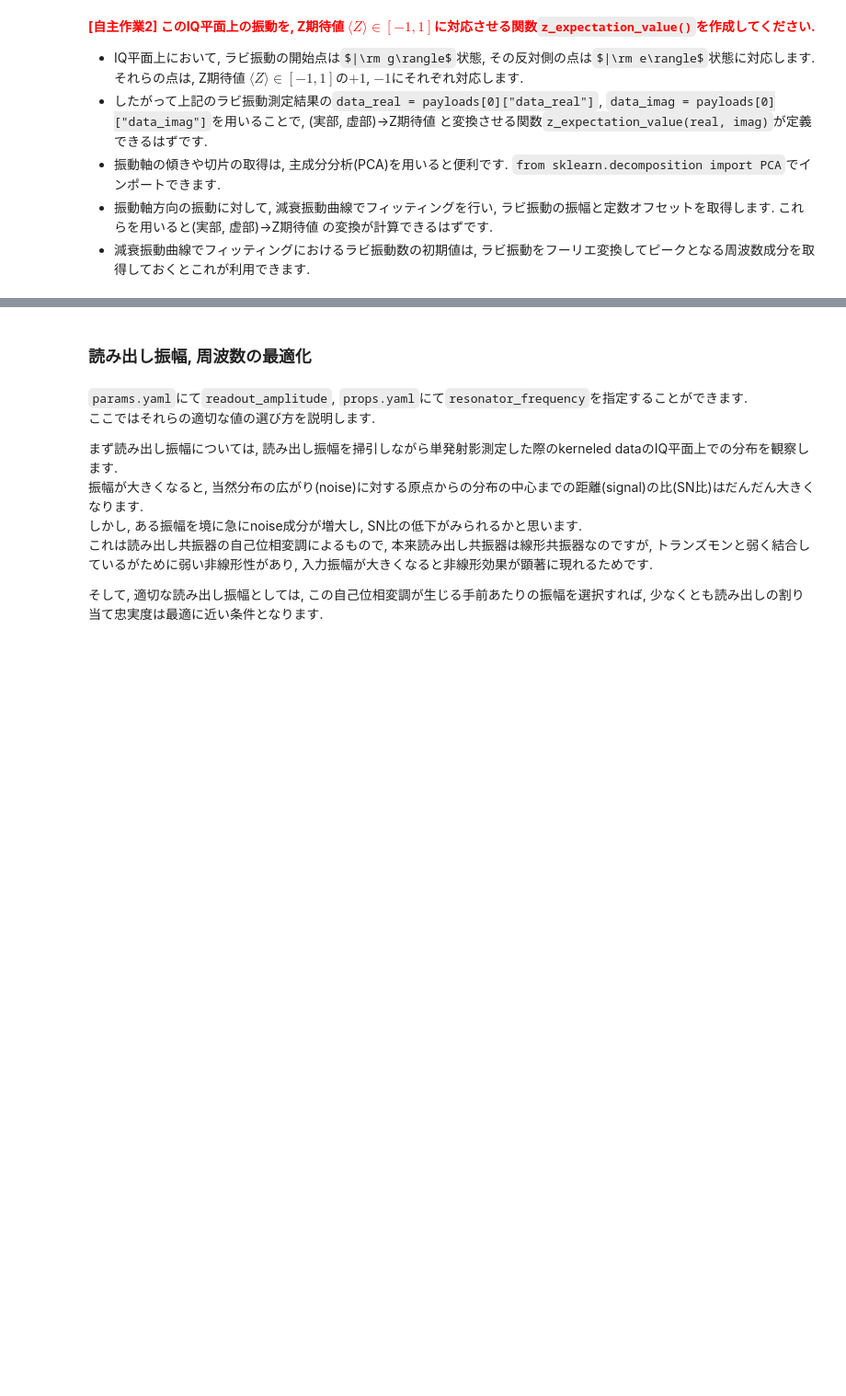
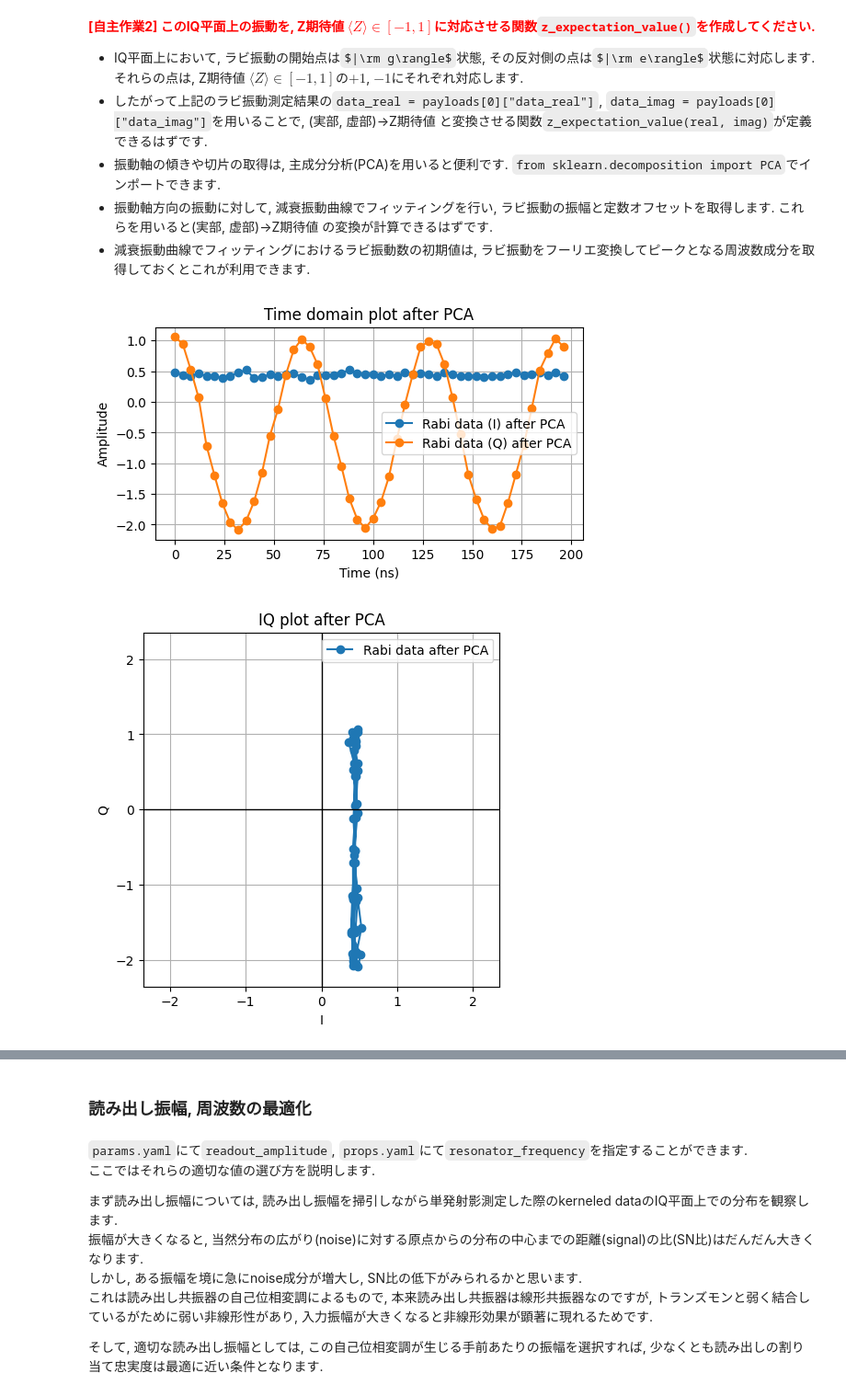
Before and after one commit to orangekame3/oqtopus-sse-pulse, a Jupyter notebook: examples/1Q-calibration_with_calib_note/1Q-calib.ipynb, the cells around one changed output, grey strips where cells are left out. Shown at 92% size. Drawn from its saved outputs; the diff is of its cells as text; code cells hidden in the pictures; some formulas as TeX source; blank space fills up the shorter version.

```diff
--- a/examples/1Q-calibration_with_calib_note/1Q-calib.ipynb
+++ b/examples/1Q-calibration_with_calib_note/1Q-calib.ipynb
@@ -212,3 +213,37 @@ plt.show()
 - 振動軸の傾きや切片の取得は, 主成分分析(PCA)を用いると便利です. `from sklearn.decomposition import PCA`でインポートできます.
 - 振動軸方向の振動に対して, 減衰振動曲線でフィッティングを行い, ラビ振動の振幅と定数オフセットを取得します. これらを用いると(実部, 虚部)→Z期待値 の変換が計算できるはずです.
 - 減衰振動曲線でフィッティングにおけるラビ振動数の初期値は, ラビ振動をフーリエ変換してピークとなる周波数成分を取得しておくとこれが利用できます.
+# %%
+from functions import *
+rotated_complex_list, rotation_angle = PCA_and_rotation([complex(r, i) for r, i in zip(data_real, data_imag)])
+data_real_rotated = [r.real for r in rotated_complex_list]
+data_imag_rotated = [r.imag for r in rotated_complex_list]
+
+# 時間プロットを表示
+plt.figure(figsize=(6, 3))
+plt.plot(t_list, data_real_rotated, 'o-', label='Rabi data (I) after PCA')
+plt.plot(t_list, data_imag_rotated, 'o-', label='Rabi data (Q) after PCA')
+plt.xlabel('Time (ns)')
+plt.ylabel('Amplitude')
+plt.title('Time domain plot after PCA')
+plt.legend()
+plt.grid(True)
+plt.show()
+
+# IQプロットを表示
+plt.figure(figsize=(5,5))
+plt.plot(data_real_rotated, data_imag_rotated, 'o-', label='Rabi data after PCA')
+plt.axhline(0, linewidth=1, color='k') # x, y軸に直線を引く
+plt.axvline(0, linewidth=1, color='k')
+max = np.max(np.sqrt(np.array(data_real_rotated)**2 + np.array(data_imag_rotated)**2)) * 1.1 # 原点を中心にする
+plt.xlim(-max, max)
+plt.ylim(-max, max)
+plt.xlabel('I')
+plt.ylabel('Q')
+plt.title('IQ plot after PCA')
+plt.legend()
+plt.grid(True)
+plt.show()
+# %% [output]
+[figure, added]
+[figure, added]
```
Also changed, not shown: parts of 29 cells of this notebook, 13 other files.
